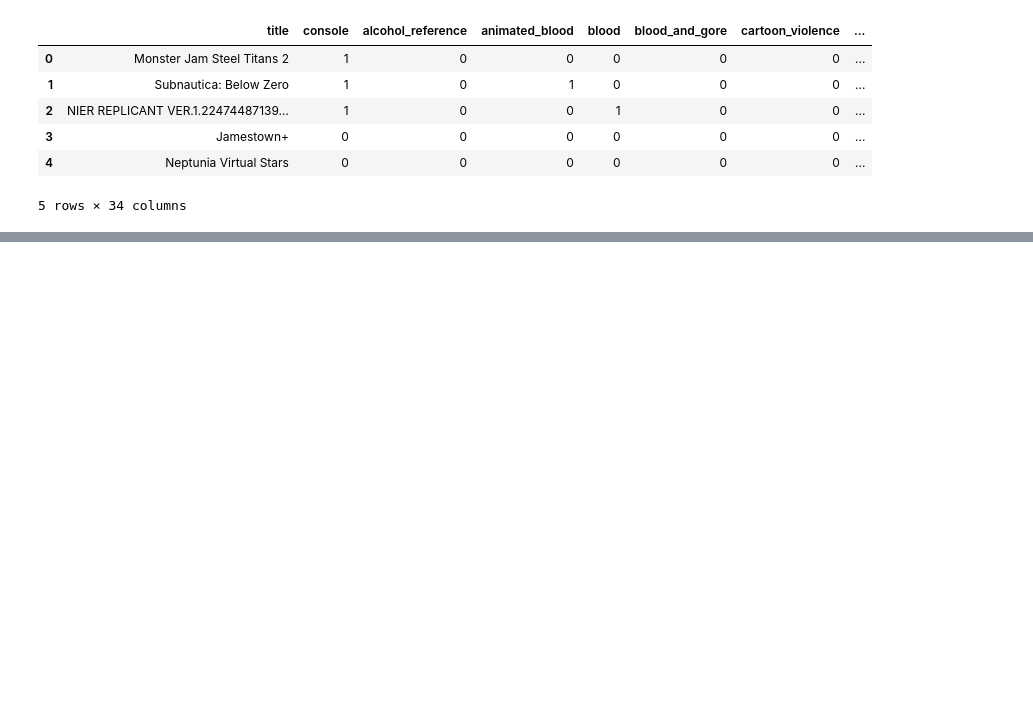
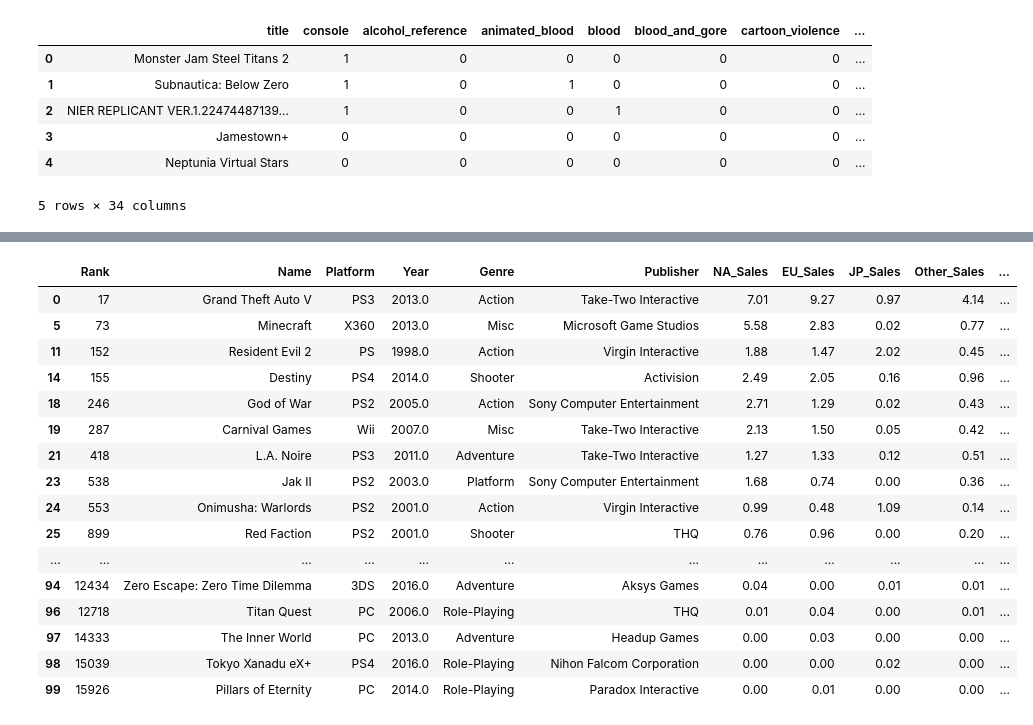
Before and after one commit to atvarvel/ETL_project_group_b, a Jupyter notebook: Data_Cleaning.ipynb, the cells around one changed output, grey strips where cells are left out. Cells and saved outputs as stored; diff of their text form; code cells hidden in the pictures; blank space fills up the shorter version.

```diff
--- a/Data_Cleaning.ipynb
+++ b/Data_Cleaning.ipynb
@@ -26,0 +82,21 @@ rating_df.head()
+# %%
+merge_df = merge_df.drop_duplicates(subset=['Name'], keep='first')
+merge_df
+# %% [output]
+|  | Rank | Name | Platform | Year | Genre | Publisher | NA_Sales | EU_Sales | JP_Sales | Other_Sales | ... |
+| 0 | 17 | Grand Theft Auto V | PS3 | 2013.0 | Action | Take-Two Interactive | 7.01 | 9.27 | 0.97 | 4.14 | ... |
+| 5 | 73 | Minecraft | X360 | 2013.0 | Misc | Microsoft Game Studios | 5.58 | 2.83 | 0.02 | 0.77 | ... |
+| 11 | 152 | Resident Evil 2 | PS | 1998.0 | Action | Virgin Interactive | 1.88 | 1.47 | 2.02 | 0.45 | ... |
+| 14 | 155 | Destiny | PS4 | 2014.0 | Shooter | Activision | 2.49 | 2.05 | 0.16 | 0.96 | ... |
+| 18 | 246 | God of War | PS2 | 2005.0 | Action | Sony Computer Entertainment | 2.71 | 1.29 | 0.02 | 0.43 | ... |
+| 19 | 287 | Carnival Games | Wii | 2007.0 | Misc | Take-Two Interactive | 2.13 | 1.50 | 0.05 | 0.42 | ... |
+| 21 | 418 | L.A. Noire | PS3 | 2011.0 | Adventure | Take-Two Interactive | 1.27 | 1.33 | 0.12 | 0.51 | ... |
+| 23 | 538 | Jak II | PS2 | 2003.0 | Platform | Sony Computer Entertainment | 1.68 | 0.74 | 0.00 | 0.36 | ... |
+| 24 | 553 | Onimusha: Warlords | PS2 | 2001.0 | Action | Virgin Interactive | 0.99 | 0.48 | 1.09 | 0.14 | ... |
+| 25 | 899 | Red Faction | PS2 | 2001.0 | Shooter | THQ | 0.76 | 0.96 | 0.00 | 0.20 | ... |
+| ... | ... | ... | ... | ... | ... | ... | ... | ... | ... | ... | ... |
+| 94 | 12434 | Zero Escape: Zero Time Dilemma | 3DS | 2016.0 | Adventure | Aksys Games | 0.04 | 0.00 | 0.01 | 0.01 | ... |
+| 96 | 12718 | Titan Quest | PC | 2006.0 | Role-Playing | THQ | 0.01 | 0.04 | 0.00 | 0.01 | ... |
+| 97 | 14333 | The Inner World | PC | 2013.0 | Adventure | Headup Games | 0.00 | 0.03 | 0.00 | 0.00 | ... |
+| 98 | 15039 | Tokyo Xanadu eX+ | PS4 | 2016.0 | Role-Playing | Nihon Falcom Corporation | 0.00 | 0.00 | 0.02 | 0.00 | ... |
+| 99 | 15926 | Pillars of Eternity | PC | 2014.0 | Role-Playing | Paradox Interactive | 0.00 | 0.01 | 0.00 | 0.00 | ... |
```
Also changed, not shown: parts of 5 cells of this notebook.
